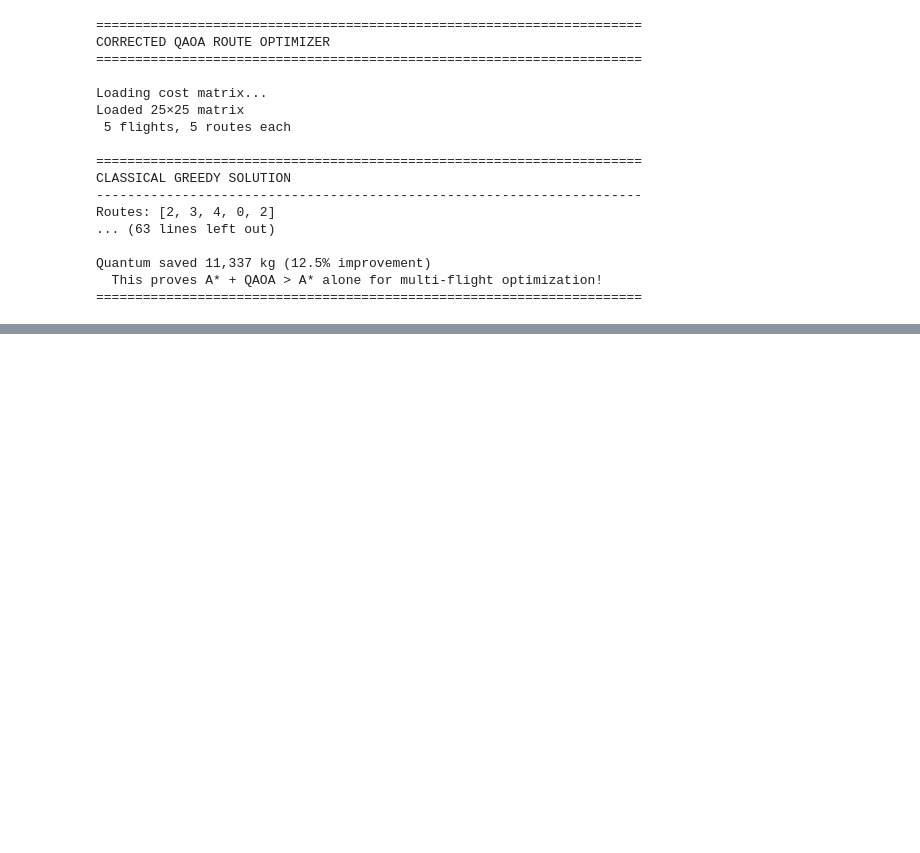
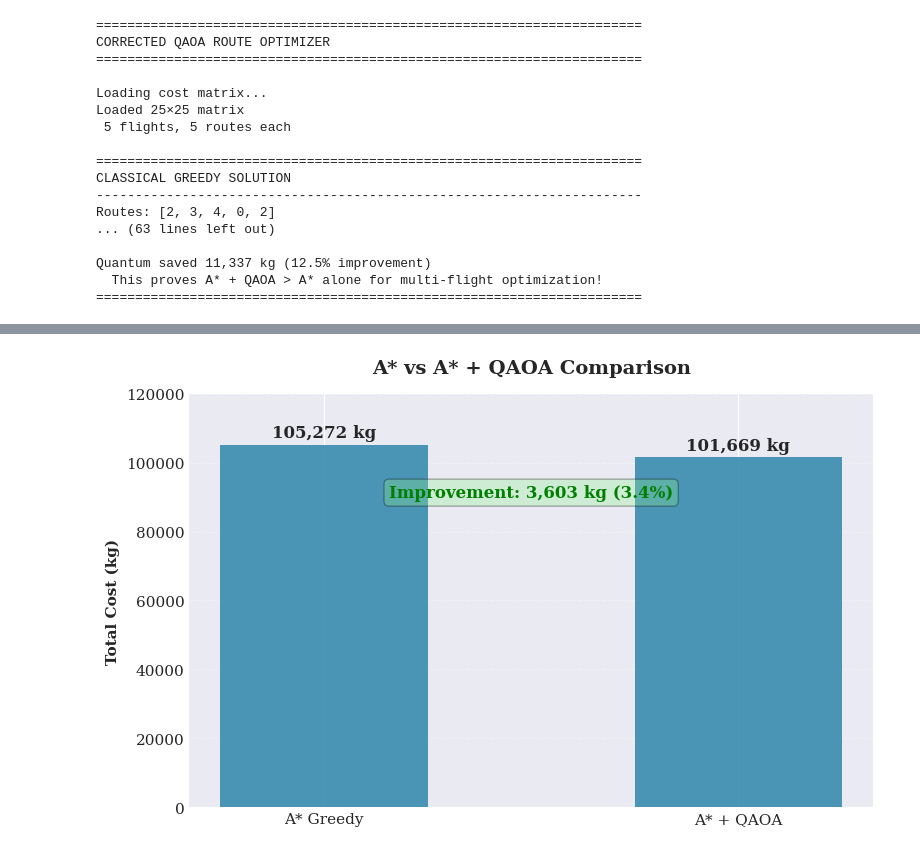
Before and after one commit to tishap27/IrisPathQ, a Jupyter notebook: jupyter/v0.3.2/route_optimizer.ipynb, the cells around one changed output, grey strips where cells are left out. Saved outputs shown, nothing was run; the diff lists cells and outputs as text; code cells hidden in the pictures; blank space fills up the shorter version.

Commit message:
feat: add visualization for A* + QAOA results;Bar chart comparing A* vs A* + QAOA (3.4% improvement);QAOA circuit diagram showing 6-qubit entanglement

```diff
--- a/jupyter/v0.3.2/route_optimizer.ipynb
+++ b/jupyter/v0.3.2/route_optimizer.ipynb
@@ -1679,3 +1679,102 @@ Routes: [2, 3, 4, 0, 2]
 Quantum saved 11,337 kg (12.5% improvement)
   This proves A* + QAOA > A* alone for multi-flight optimization!
 ======================================================================
+# %%
+
+"""
+IrisPathQ Simple Visualization
+Just bar chart and circuit diagram
+"""
+import matplotlib.pyplot as plt
+import numpy as np
+from qiskit import QuantumCircuit
+%matplotlib inline
+from qiskit.visualization import circuit_drawer
+
+plt.rcParams['font.size'] = 11
+
+# ============================================================
+# BAR CHART: A* vs A* + QAOA
+# ============================================================
+def show_comparison():
+    fig, ax = plt.subplots(figsize=(8, 5))
+
+    methods = ['A* Greedy', 'A* + QAOA']
+    total_costs = [105272, 101669]
+
+    bars = ax.bar(methods, total_costs, color='#2E86AB', width=0.5, alpha=0.85)
+
+    # Add values on bars
+    for bar, cost in zip(bars, total_costs):
+        height = bar.get_height()
+        ax.text(bar.get_x() + bar.get_width()/2., height + 1000,
+                f'{cost:,} kg',
+                ha='center', va='bottom', fontweight='bold', fontsize=12)
+
+    # Show improvement
+    savings = 105272 - 101669
+    pct = (savings / 105272) * 100
+    ax.text(0.5, 90000, f'Improvement: {savings:,} kg ({pct:.1f}%)',
+            ha='center', fontsize=12, color='green', fontweight='bold',
+            bbox=dict(boxstyle='round', facecolor='lightgreen', alpha=0.3))
+
+    ax.set_ylabel('Total Cost (kg)', fontweight='bold')
+    ax.set_title('A* vs A* + QAOA Comparison', fontweight='bold', fontsize=14, pad=15)
+    ax.set_ylim(0, 120000)
+    ax.grid(axis='y', alpha=0.3, linestyle='--')
+
+    plt.tight_layout()
+    plt.show()
+
+# ============================================================
+# QAOA CIRCUIT (2 flights = 6 qubits)
+# ============================================================
+def show_circuit():
+    qc = QuantumCircuit(6)
+
+    # Initial superposition
+    qc.h(range(6))
+    qc.barrier(label='Init')
+
+    # Cost Hamiltonian
+    qc.rz(0.5, 0)
+    qc.rz(-0.3, 1)
+    qc.rz(0.2, 2)
+    qc.rz(0.7, 3)
+    qc.rz(-0.4, 4)
+    qc.rz(0.1, 5)
+    qc.barrier(label='Cost')
+
+    # Entanglement (conflicts)
+    qc.cx(0, 3)
+    qc.cx(1, 4)
+    qc.cx(2, 5)
+    qc.barrier(label='Entangle')
+
+    # Mixing
+    qc.rx(1.0, 0)
+    qc.rx(1.0, 1)
+    qc.rx(1.0, 2)
+    qc.rx(1.0, 3)
+    qc.rx(1.0, 4)
+    qc.rx(1.0, 5)
+    qc.barrier(label='Mix')
+
+    # Measure
+    qc.measure_all()
+
+    # Draw
+    qc.draw('mpl', style='iqp', fold=-1)
+    plt.tight_layout()
+    plt.show()
+
+# ============================================================
+# RUN
+# ============================================================
+if __name__ == "__main__":
+    print("Showing Bar Chart...")
+    show_comparison()
+
+    print("\nShowing QAOA Circuit...")
+    show_circuit()
+# %% [output]
@@ -1681,0 +1782 @@ Quantum saved 11,337 kg (12.5% improvement)
+[figure, added]
```
Also changed, not shown: parts of 3 cells of this notebook, 3 other files.
